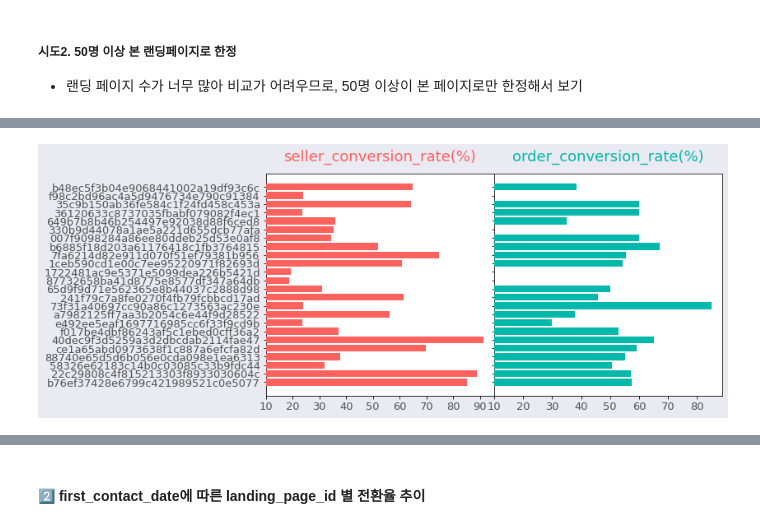
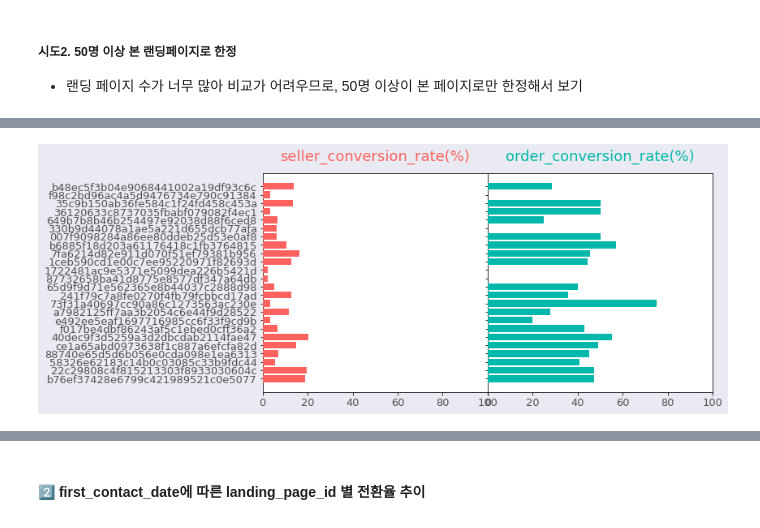
Before and after one commit to eunjipark123/olist_sellerside_analysis, a Jupyter notebook: Olist_seller_sales_analysis_ver2.ipynb, the cells around one changed output, grey strips where cells are left out. Drawn from its saved outputs; the diff is of its cells as text; code cells hidden in the pictures.

```diff
--- a/Olist_seller_sales_analysis_ver2.ipynb
+++ b/Olist_seller_sales_analysis_ver2.ipynb
@@ -130,7 +132,7 @@ other_publicities      65
 Name: origin, dtype: int64
 # %%
 mql.loc[mql['origin'] == 'other','origin'] = 'unknown'
-mql.loc[mql['origin'] == 'other_publicities','origin'] = 'unknown' # 12/20 추가
+# mql.loc[mql['origin'] == 'other_publicities','origin'] = 'unknown' # 12/20 추가
 mql.loc[mql['origin'].isna(),'origin'] = 'unknown'
 # %%
 # origin에서 other, other_publicties, null값이 모두 unknown으로 편입된 것을 볼 수 있다.
@@ -606,28 +686,27 @@ title1 = 'order_conversion_rate(%)'
 # %%
 fig, axes = plt.subplots(figsize=(10,5), facecolor=facecolor, ncols=2, sharey=True)
 fig.tight_layout()
 
 axes[0].barh(index, column0, align='center', color=color_red, zorder=10)
 axes[0].set_title(title0, fontsize=18, pad=15, color=color_red, **hfont)
-# ax.set_xlim(right=15)  # adjust xlim to fit labels
 axes[1].barh(index, column1, align='center', color=color_blue, zorder=10)
 axes[1].set_title(title1, fontsize=18, pad=15, color=color_blue, **hfont)
 
 # axes[0].invert_xaxis()
 # plt.gca().invert_yaxis()
 
-axes[0].set_xticklabels([10, 20, 30, 40, 50, 60, 70, 80, 90, 100])
-axes[1].set_xticklabels([10, 20, 30, 40, 50, 60, 70, 80, 90, 100])
+axes[0].set_xbound(lower = 0, upper = 100)
+axes[1].set_xbound(lower = 0, upper = 100)
 
 for label in (axes[0].get_xticklabels() + axes[0].get_yticklabels()):
     label.set(fontsize=13, color=font_color, **hfont)
 for label in (axes[1].get_xticklabels() + axes[1].get_yticklabels()):
     label.set(fontsize=13, color=font_color, **hfont)
 
 plt.subplots_adjust(wspace=0, top=0.85, bottom=0.1, left=0.18, right=0.95)
 
 
 # 실행 시 오래 걸림 ..
 plt.show()
 # %% [output]
-[figure, old version]
+[figure, new version]
```
Also changed, not shown: parts of 41 cells of this notebook.
